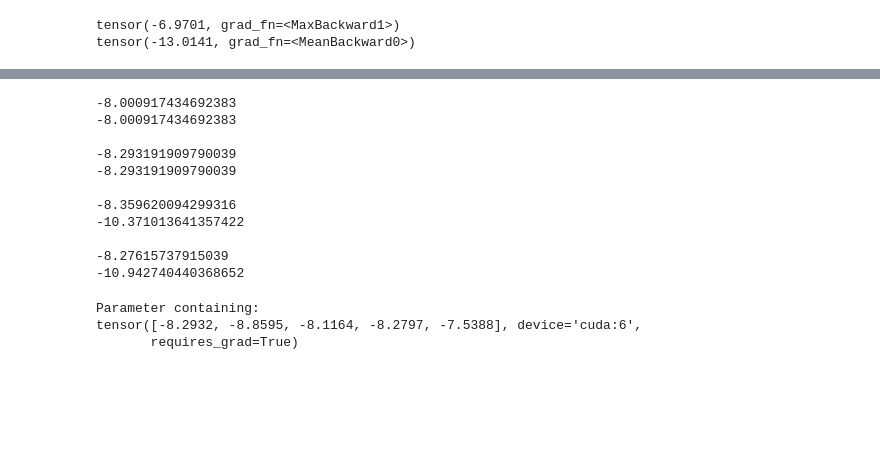
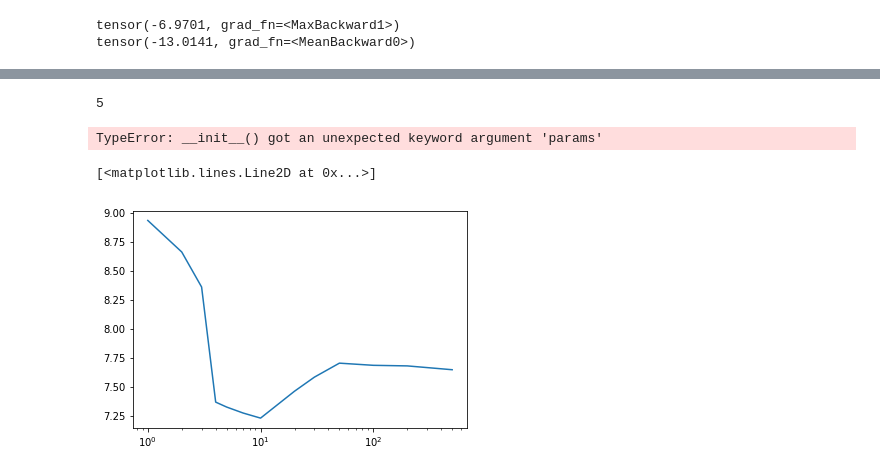
Before and after one commit to AlexMeinke/certified-certain-uncertainty, a Jupyter notebook: Untitled.ipynb, the cells around one changed output, grey strips where cells are left out. Saved outputs shown, nothing was run; the diff lists cells and outputs as text; code cells hidden in the pictures; blank space fills up the shorter version.

```diff
--- a/Untitled.ipynb
+++ b/Untitled.ipynb
@@ -172,25 +201,0 @@ print(gmm.logvar.mean().item())
-# %%
-files = (
-        'SavedModels/GMM/gmm_CIFAR10_n1_data_used50000_augm_flagTrue_PCA.pth',
-        'SavedModels/GMM/gmm_CIFAR10_n5_data_used50000_augm_flagTrue_PCA.pth',
-        'SavedModels/GMM/gmm_CIFAR10_n10_data_used50000_augm_flagTrue_PCA.pth',
-        'SavedModels/GMM/gmm_CIFAR10_n20_data_used50000_augm_flagTrue_PCA.pth')
-
-for file in files:
-    gmm = torch.load(file)
-
-    print(gmm.logvar.max().item())
-    print(gmm.logvar.mean().item())
-    print('')
-# %% [output]
--8.000917434692383
--8.000917434692383
-
--8.293191909790039
--8.293191909790039
-
--8.359620094299316
--10.371013641357422
-
--8.27615737915039
--10.942740440368652
@@ -200,6 +201,0 @@ model = torch.load(file)
-# %%
-model.mm.logvar
-# %% [output]
-Parameter containing:
-tensor([-8.2932, -8.8595, -8.1164, -8.2797, -7.5388], device='cuda:6',
-       requires_grad=True)
@@ -208,0 +202,14 @@ model = torch.load(file)
+# %%
+string1 = 'Checkpoints/gmm__PCACIFAR10_lam0.0_n'
+string2 = '_lr0.1_lrgmm1e-05_augm_flagTrue_train_typeCEDA_GMMgrad_vars mu var.pth'
+n_list = [1, 5, 10, 20, 30, 50, 100, 200, 500]
+
+files = [string1 + str(n) + string2 for n in n_list]
+
+for n, file in zip(n_list, files):
+    print(n)
+    model = torch.load(file)
+
+    print(model.mm.logvar.max().item())
+    print(model.mm.logvar.mean().item())
+    print('')
@@ -208,0 +260,32 @@ model = torch.load(file)
+# %%
+if PCA:
+    metric = models.PCAMetric( X, p=2, min_sv_factor=1e6)
+    X = ( (X@metric.comp_vecs.t()) / metric.singular_values_sqrt[None,:] )
+else:
+    metric = models.LpMetric()
+
+for n in N:
+    print(n)
+    gmm = models.GMM(n, dim, metric=metric)
+
+    clf = mixture.GaussianMixture(n_components=n,
+                                  covariance_type='spherical',
+                                  max_iter=500, params='mc')
+    clf.fit(X)
+    mu = torch.tensor(clf.means_ ,dtype=torch.float)
+    logvar = torch.tensor(np.log(clf.covariances_) ,dtype=torch.float)
+    logvar = 0.*logvar + logvar.mean()
+    alpha = torch.tensor(np.log(clf.weights_) ,dtype=torch.float)
+    gmm = models.GMM(n, dim, mu=mu, logvar=logvar, metric=metric)
+
+
+    if PCA:
+        gmm.mu.data = ( (gmm.mu.data * metric.singular_values_sqrt[None,:] ) @ metric.comp_vecs.t().inverse() )
+# %% [output]
+5
+TypeError: __init__() got an unexpected keyword argument 'params'
+# %%
+plt.semilogx(n_list[:], bound_list[:])
+# %% [output]
+[<matplotlib.lines.Line2D at 0x...>]
+[figure, added]
```
Also changed, not shown: parts of 15 cells of this notebook, 11 other files.
